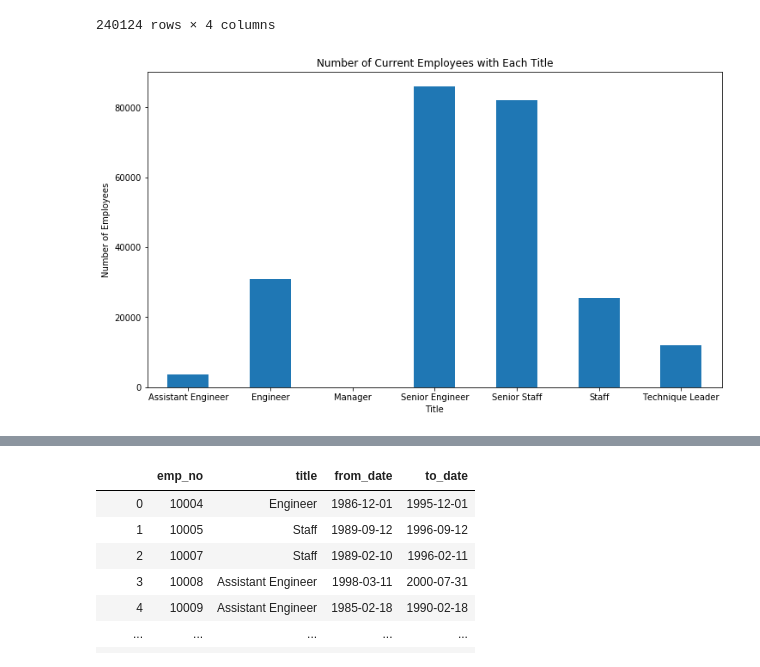
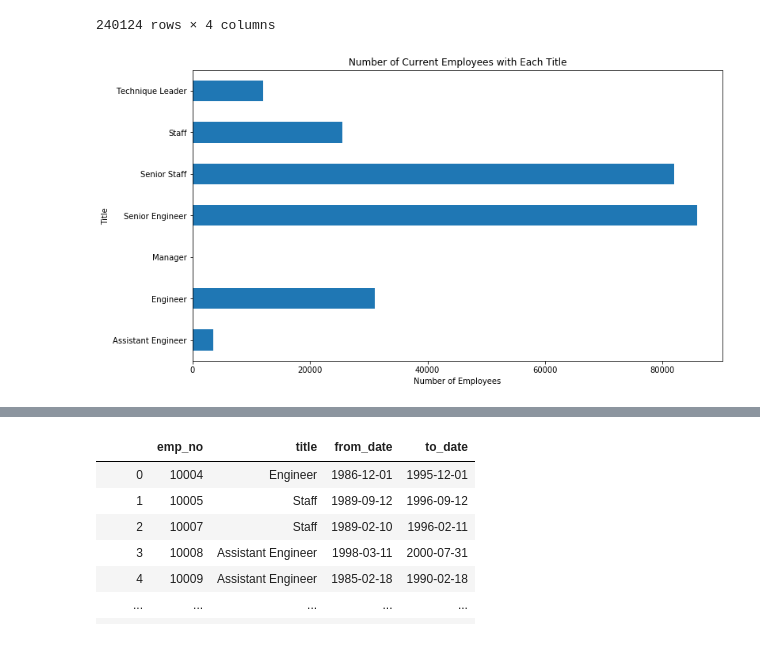
Before and after one commit to aleclhartman/python-exercises, a Jupyter notebook: 4.8.4.4_advanced_dataframes.ipynb, the cells around one changed output, grey strips where cells are left out. Drawn from its saved outputs; the diff is of its cells as text; code cells hidden in the pictures.

```diff
--- a/4.8.4.4_advanced_dataframes.ipynb
+++ b/4.8.4.4_advanced_dataframes.ipynb
@@ -284,16 +319,16 @@ plt.bar?
 # %%
 # e. Visualize the number of employees with each title.
 y = current_employees.groupby("title").emp_no.count()
 
 plt.figure(figsize=(12,6.75))
-y.plot.bar()
+y.plot.barh()
 plt.xticks(rotation=0)
-plt.xlabel("Title")
-plt.ylabel("Number of Employees")
+plt.ylabel("Title")
+plt.xlabel("Number of Employees")
 plt.title("Number of Current Employees with Each Title")
 plt.show()
 # %% [output]
-[figure, old version]
+[figure, new version]
 # %%
 # f. Join the employees and titles dataframes together.
 emps_titles_df = pd.merge(employees, titles, left_on="emp_no", right_on="emp_no", how="outer")
```
Also changed, not shown: parts of 19 cells of this notebook, 2 other files.
